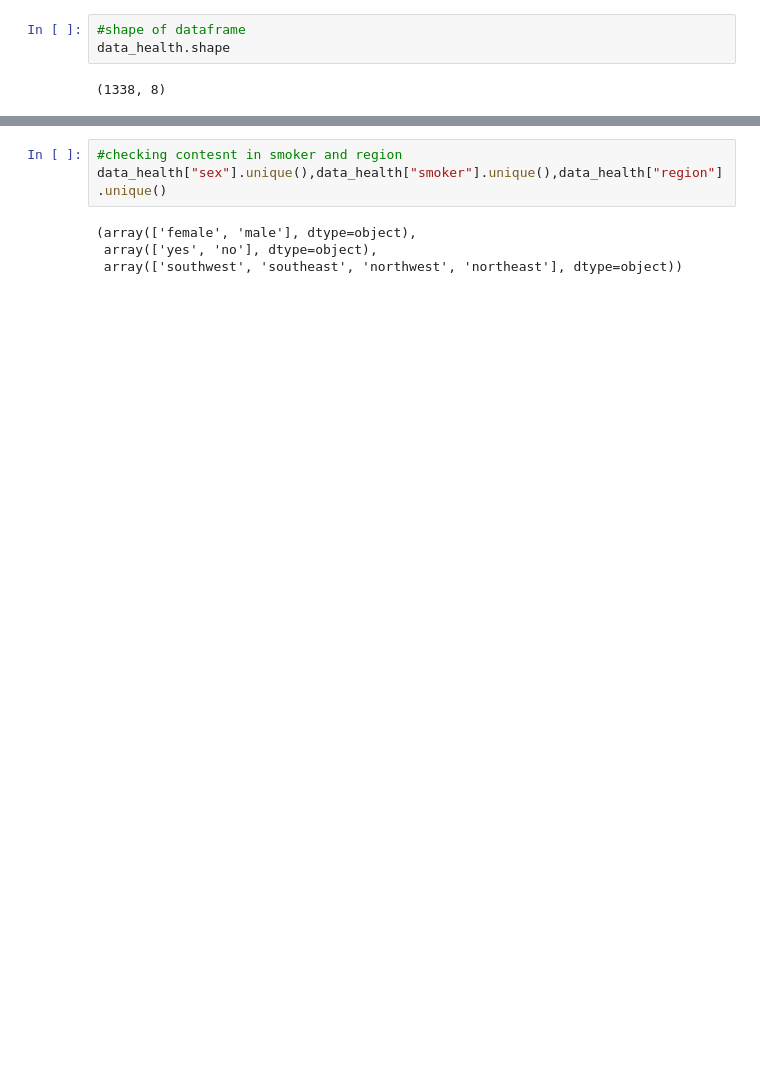
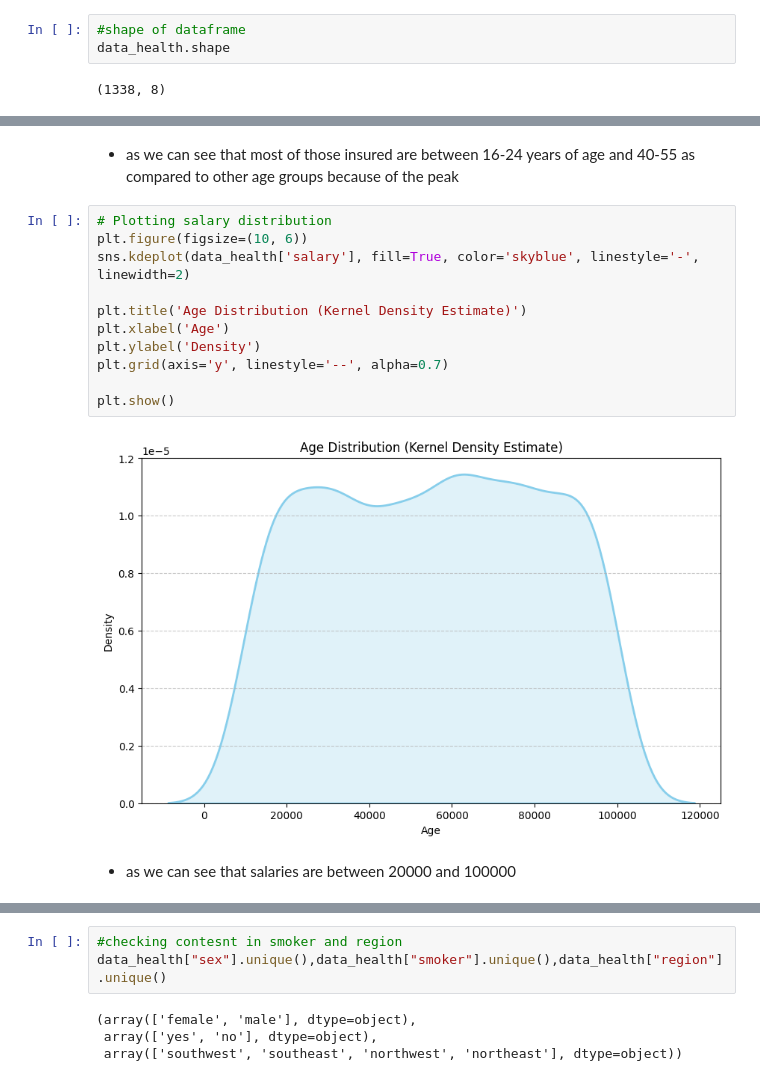
Before and after one commit to ShannonT20/first-project-Health-Insurance-Challange, a Jupyter notebook: Health_Insurance_Prediction.ipynb, the cells around one changed output, grey strips where cells are left out. Saved outputs shown, nothing was run; the diff lists cells and outputs as text; blank space fills up the shorter version.

```diff
--- a/Health_Insurance_Prediction.ipynb
+++ b/Health_Insurance_Prediction.ipynb
@@ -64,0 +74,17 @@ data_health.head()
+# %% [markdown]
+- as we can see that most of those insured are between 16-24 years of age and 40-55 as compared to other age groups because of the peak
+# %%
+# Plotting salary distribution
+plt.figure(figsize=(10, 6))
+sns.kdeplot(data_health['salary'], fill=True, color='skyblue', linestyle='-', linewidth=2)
+
+plt.title('Age Distribution (Kernel Density Estimate)')
+plt.xlabel('Age')
+plt.ylabel('Density')
+plt.grid(axis='y', linestyle='--', alpha=0.7)
+
+plt.show()
+# %% [output]
+[figure, added]
+# %% [markdown]
+- as we can see that salaries are between 20000 and 100000
```
Also changed, not shown: parts of 29 cells of this notebook.
